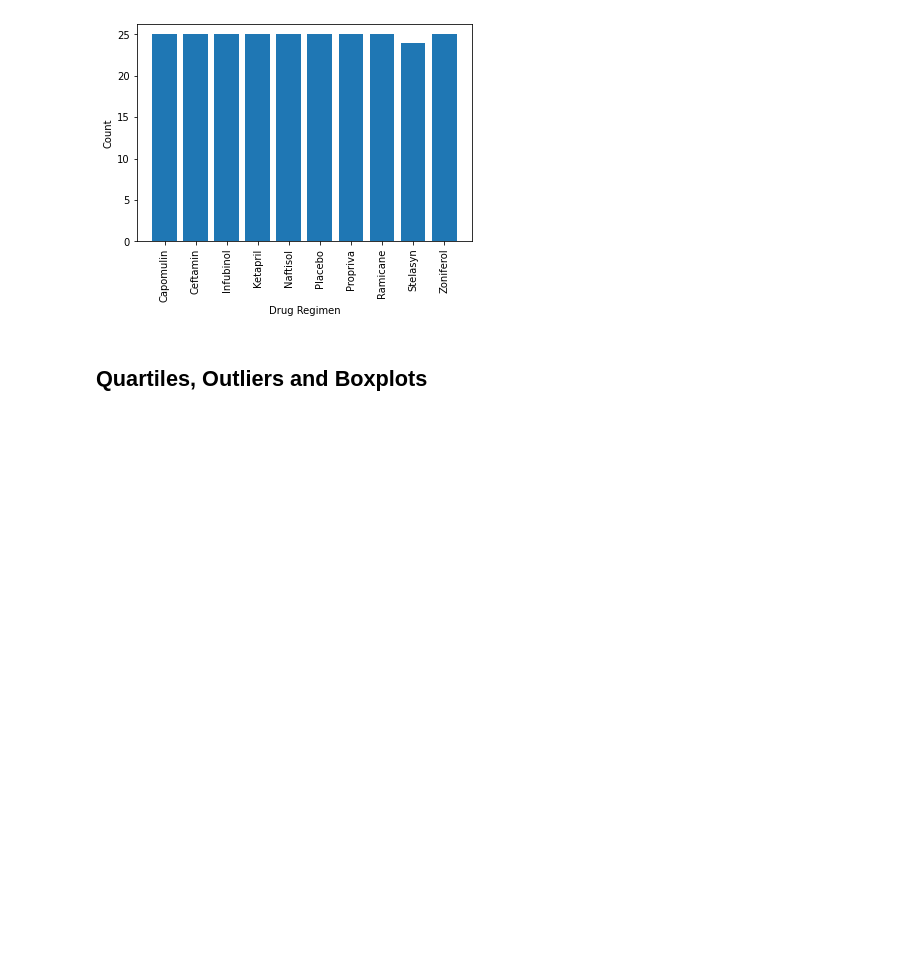
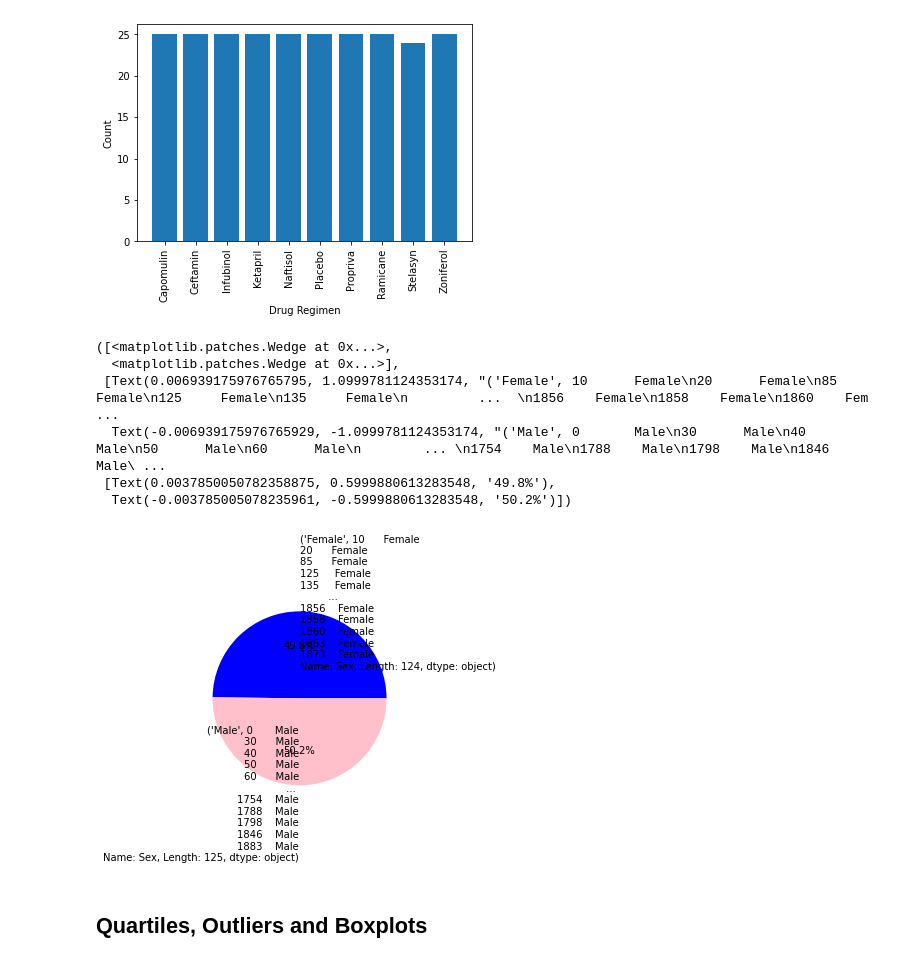
Before and after one commit to Ejwpls/matplotlib-challenge, a Jupyter notebook: Pymaceuticals/pymaceuticals_starter.ipynb, the cells around one changed output. Drawn from its saved outputs; the diff is of its cells as text; code cells hidden in the pictures; blank space fills up the shorter version.

```diff
--- a/Pymaceuticals/pymaceuticals_starter.ipynb
+++ b/Pymaceuticals/pymaceuticals_starter.ipynb
@@ -120,6 +120,27 @@ Text(0, 0.5, 'Count')
 [figure]
 # %%
 # Generate a pie plot showing the distribution of female versus male mice using pandas
+gender_group = mousedrug_df.groupby('Sex')
+gender_group['Sex'].count()
+
+gender = gender_group['Sex']
+colors = ['Blue','Pink']
+size = gender_group['Sex'].value_counts()
+
+plt.pie(size, labels = gender, colors=colors,autopct="%1.1f%%")
+
+
+#gender_group.plot()
+
+#plt.pie(mousedrug_df['Gender'],)
+# %% [output]
+([<matplotlib.patches.Wedge at 0x...>,
+  <matplotlib.patches.Wedge at 0x...>],
+ [Text(0.006939175976765795, 1.0999781124353174, "('Female', 10      Female\n20      Female\n85      Female\n125     Female\n135     Female\n         ...  \n1856    Female\n1858    Female\n1860    Fem ...
+  Text(-0.006939175976765929, -1.0999781124353174, "('Male', 0       Male\n30      Male\n40      Male\n50      Male\n60      Male\n        ... \n1754    Male\n1788    Male\n1798    Male\n1846    Male\ ...
+ [Text(0.0037850050782358875, 0.5999880613283548, '49.8%'),
+  Text(-0.003785005078235961, -0.5999880613283548, '50.2%')])
+[figure, added]
 # %%
 # Generate a pie plot showing the distribution of female versus male mice using pyplot
 # %% [markdown]
```
